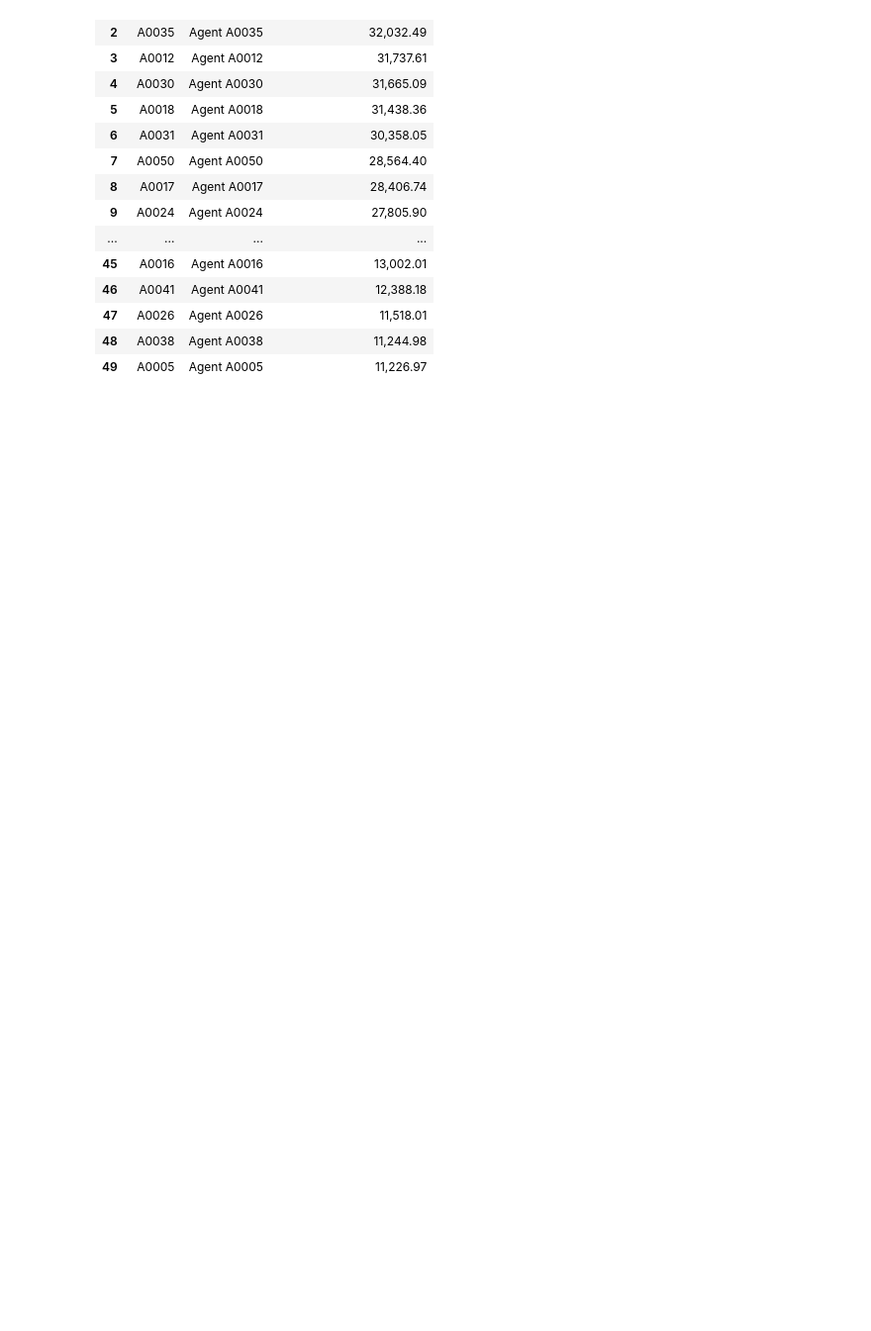
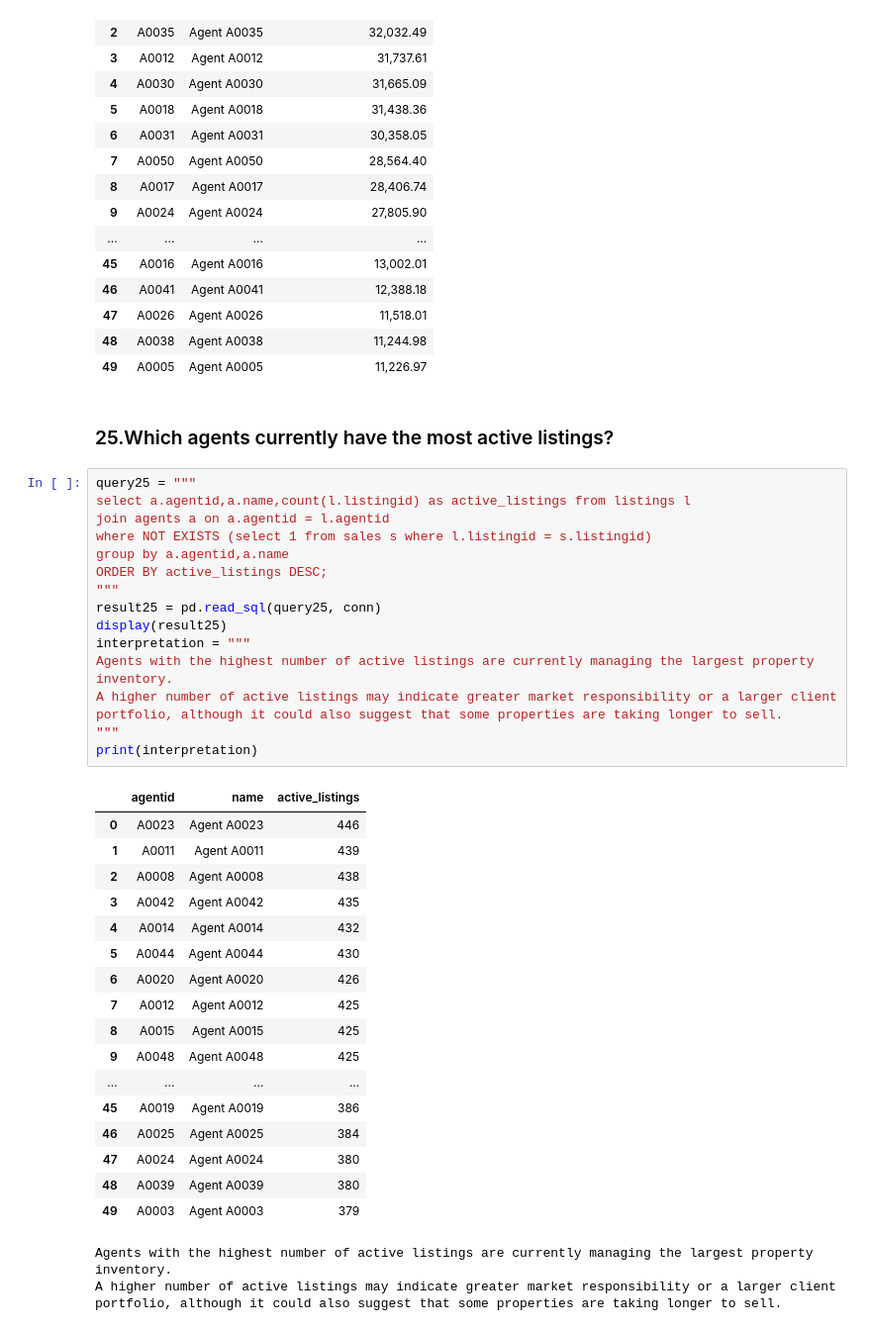
Before and after one commit to mukundnaramesh2605/guvi-python-sql-pandas-project-1, a Jupyter notebook: project.ipynb, the cells around one changed output. Shown at 99% size. Saved outputs shown, nothing was run; the diff lists cells and outputs as text; blank space fills up the shorter version.

Commit message:
Add analysis for agents with the most active listings
- Introduced a new query to retrieve agents with the highest number of active listings.
- Added a markdown cell to provide context for the analysis.
- Displayed the results in a formatted table and included an interpretation of the findings.
- Generated and saved the results to a CSV file for further reference.

```diff
--- a/project.ipynb
+++ b/project.ipynb
@@ -1222,3 +1222,40 @@ display(result24)
 | 47 | A0026 | Agent A0026 | 11,518.01 |
 | 48 | A0038 | Agent A0038 | 11,244.98 |
 | 49 | A0005 | Agent A0005 | 11,226.97 |
+# %% [markdown]
+### 25.Which agents currently have the most active listings?
+# %%
+query25 = """
+select a.agentid,a.name,count(l.listingid) as active_listings from listings l
+join agents a on a.agentid = l.agentid
+where NOT EXISTS (select 1 from sales s where l.listingid = s.listingid)
+group by a.agentid,a.name
+ORDER BY active_listings DESC;
+"""
+result25 = pd.read_sql(query25, conn)
+display(result25)
+interpretation = """
+Agents with the highest number of active listings are currently managing the largest property inventory.
+A higher number of active listings may indicate greater market responsibility or a larger client portfolio, although it could also suggest that some properties are taking longer to sell.
+"""
+print(interpretation)
+# %% [output]
+|  | agentid | name | active_listings |
+| 0 | A0023 | Agent A0023 | 446 |
+| 1 | A0011 | Agent A0011 | 439 |
+| 2 | A0008 | Agent A0008 | 438 |
+| 3 | A0042 | Agent A0042 | 435 |
+| 4 | A0014 | Agent A0014 | 432 |
+| 5 | A0044 | Agent A0044 | 430 |
+| 6 | A0020 | Agent A0020 | 426 |
+| 7 | A0012 | Agent A0012 | 425 |
+| 8 | A0015 | Agent A0015 | 425 |
+| 9 | A0048 | Agent A0048 | 425 |
+| ... | ... | ... | ... |
+| 45 | A0019 | Agent A0019 | 386 |
+| 46 | A0025 | Agent A0025 | 384 |
+| 47 | A0024 | Agent A0024 | 380 |
+| 48 | A0039 | Agent A0039 | 380 |
+| 49 | A0003 | Agent A0003 | 379 |
+Agents with the highest number of active listings are currently managing the largest property inventory.
+A higher number of active listings may indicate greater market responsibility or a larger client portfolio, although it could also suggest that some properties are taking longer to sell.
```
